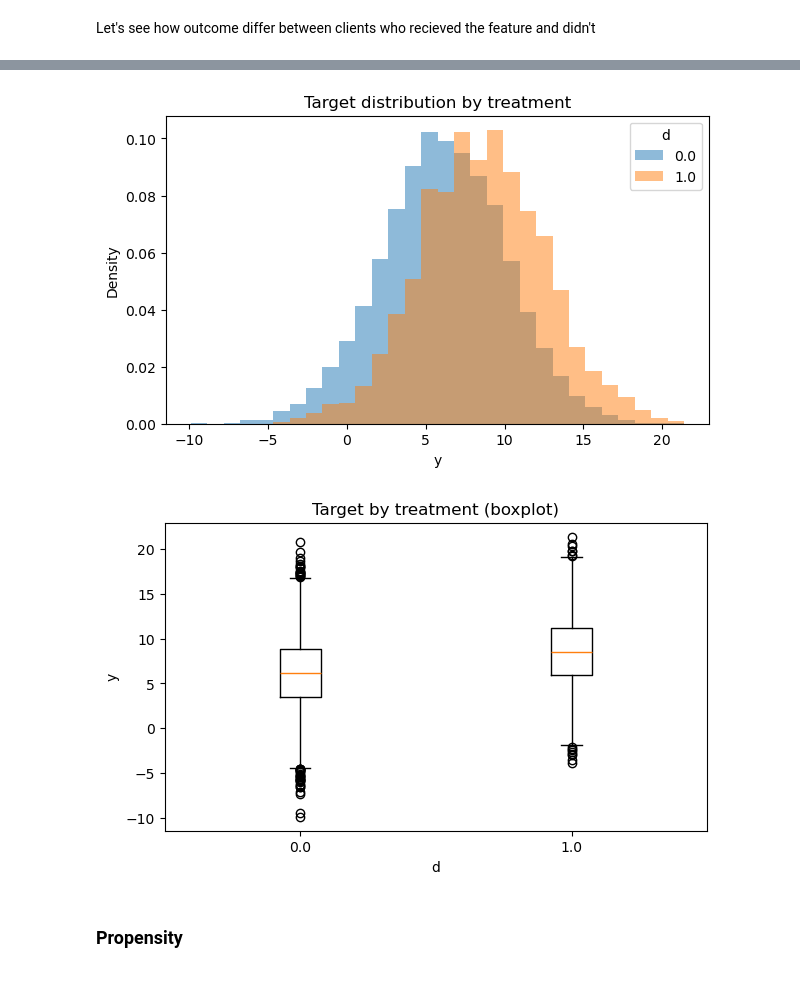
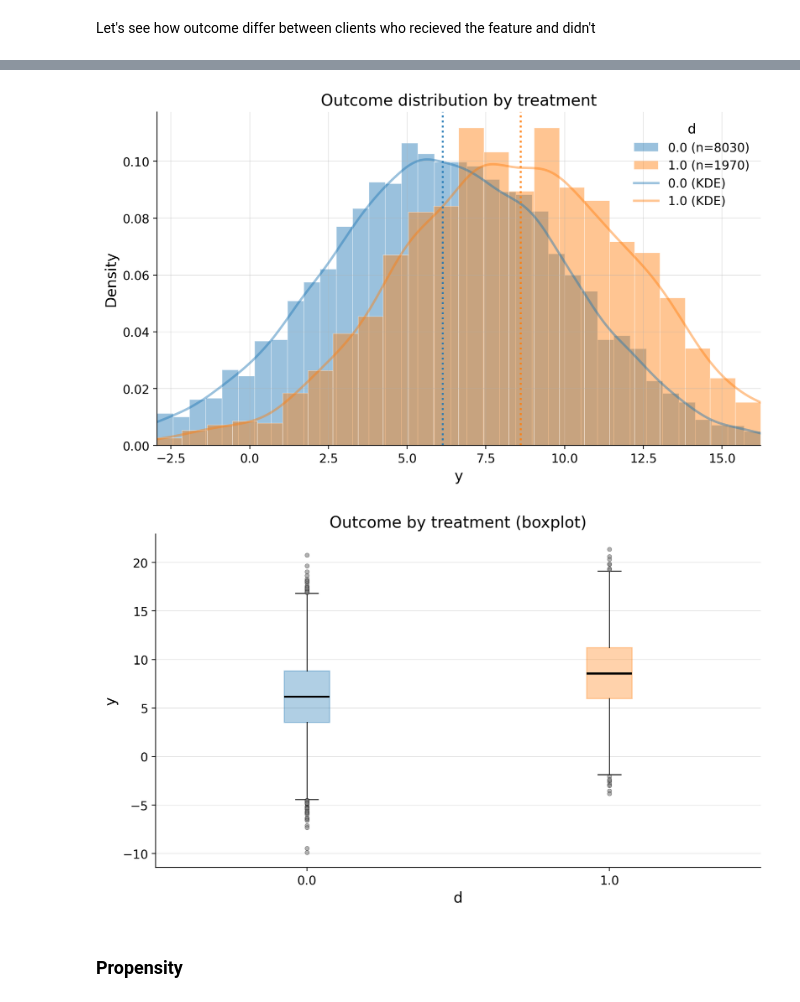
Before and after one commit to IoannMartynov/CausalKit, a Jupyter notebook: docs/_build/jupyter_execute/examples/dml_ate.ipynb, the cells around one changed output, grey strips where cells are left out. Cells and saved outputs as stored; diff of their text form; code cells hidden in the pictures.

```diff
--- a/docs/_build/jupyter_execute/examples/dml_ate.ipynb
+++ b/docs/_build/jupyter_execute/examples/dml_ate.ipynb
@@ -107,13 +107,14 @@ eda.outcome_stats()
 | treatment |  |  |  |  |  |  |  |  |  |  |
 | 0.0 | 8030 | 6.137433 | 3.933863 | -9.866447 | 1.118291 | 3.517427 | 6.157583 | 8.847907 | 11.114776 | 20.770359 |
 | 1.0 | 1970 | 8.608973 | 3.942856 | -3.821492 | 3.666892 | 5.986613 | 8.560912 | 11.247429 | 13.552612 | 21.377687 |
-# %%
-# 2) Outcome distribution by treatment (hist + boxplot)
-fig1, fig2 = eda.outcome_plots()
-plt.show()
-# %% [output]
-[figure, removed]
-[figure, removed]
+# %%
+eda.outcome_hist()
+# %% [output]
+[figure, added]
+# %%
+eda.outcome_boxplot()
+# %% [output]
+[figure, added]
 # %% [markdown]
 ### Propensity
 # %% [markdown]
```
Also changed, not shown: parts of 3 cells of this notebook, 18 other files.
